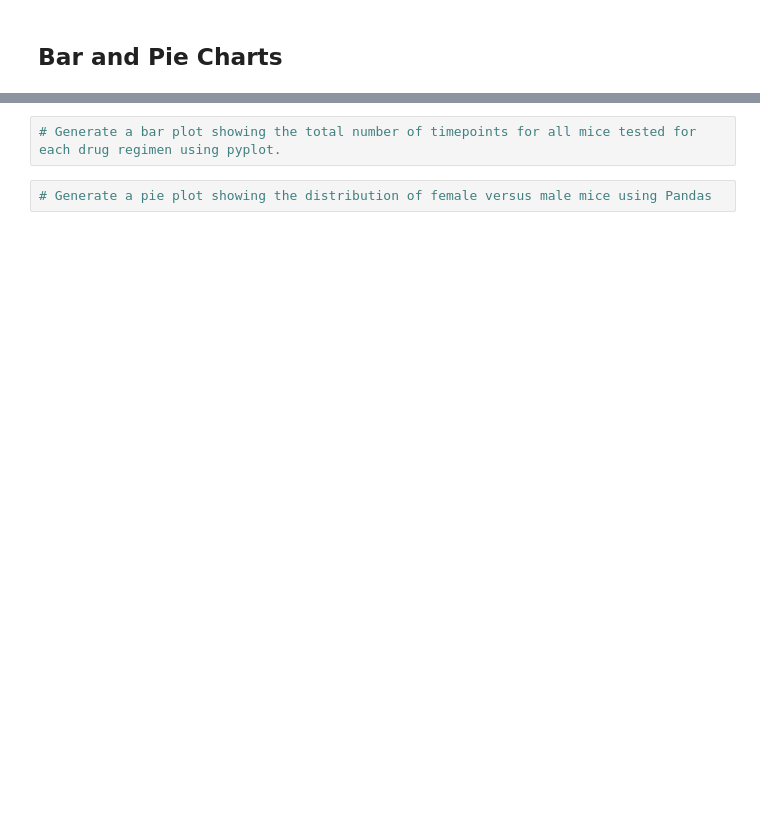
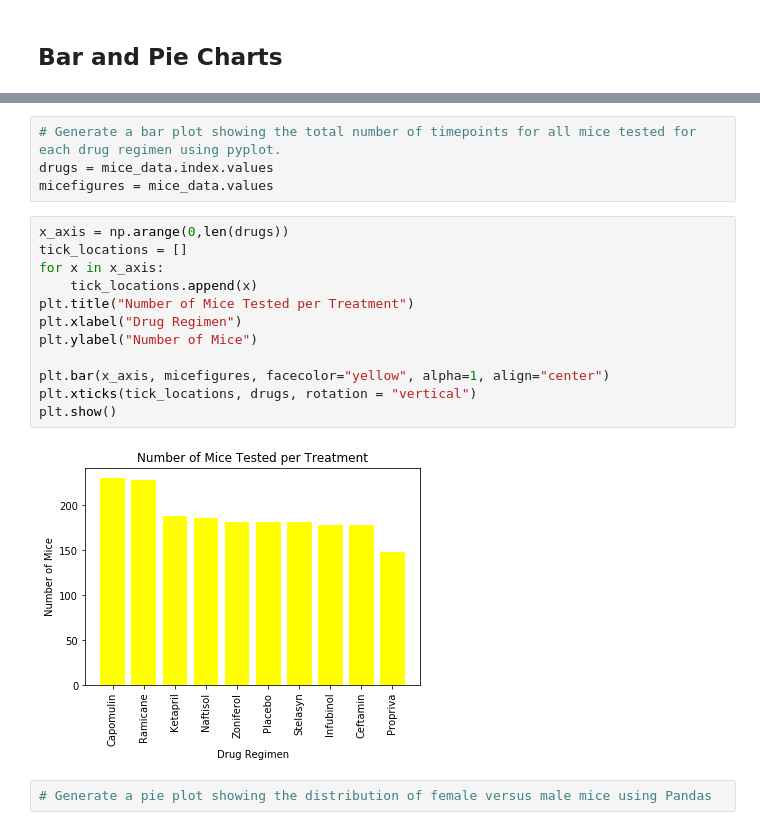
Before and after one commit to Saeger2015/Pymaceuticals-Inc., a Jupyter notebook: Pymaceuticals/pymaceuticals_starter.ipynb, the cells around one changed output, grey strips where cells are left out. Saved outputs shown, nothing was run; the diff lists cells and outputs as text; blank space fills up the shorter version.

```diff
--- a/Pymaceuticals/pymaceuticals_starter.ipynb
+++ b/Pymaceuticals/pymaceuticals_starter.ipynb
@@ -93,4 +162,20 @@ print(check)
 # %%
 # Generate a bar plot showing the total number of timepoints for all mice tested for each drug regimen using pyplot.
+drugs = mice_data.index.values
+micefigures = mice_data.values
+# %%
+x_axis = np.arange(0,len(drugs))
+tick_locations = []
+for x in x_axis:
+    tick_locations.append(x)
+plt.title("Number of Mice Tested per Treatment")
+plt.xlabel("Drug Regimen")
+plt.ylabel("Number of Mice")
+
+plt.bar(x_axis, micefigures, facecolor="yellow", alpha=1, align="center")
+plt.xticks(tick_locations, drugs, rotation = "vertical")
+plt.show()
+# %% [output]
+[figure, added]
 # %%
 # Generate a pie plot showing the distribution of female versus male mice using Pandas
```
Also changed, not shown: parts of 24 cells of this notebook.
